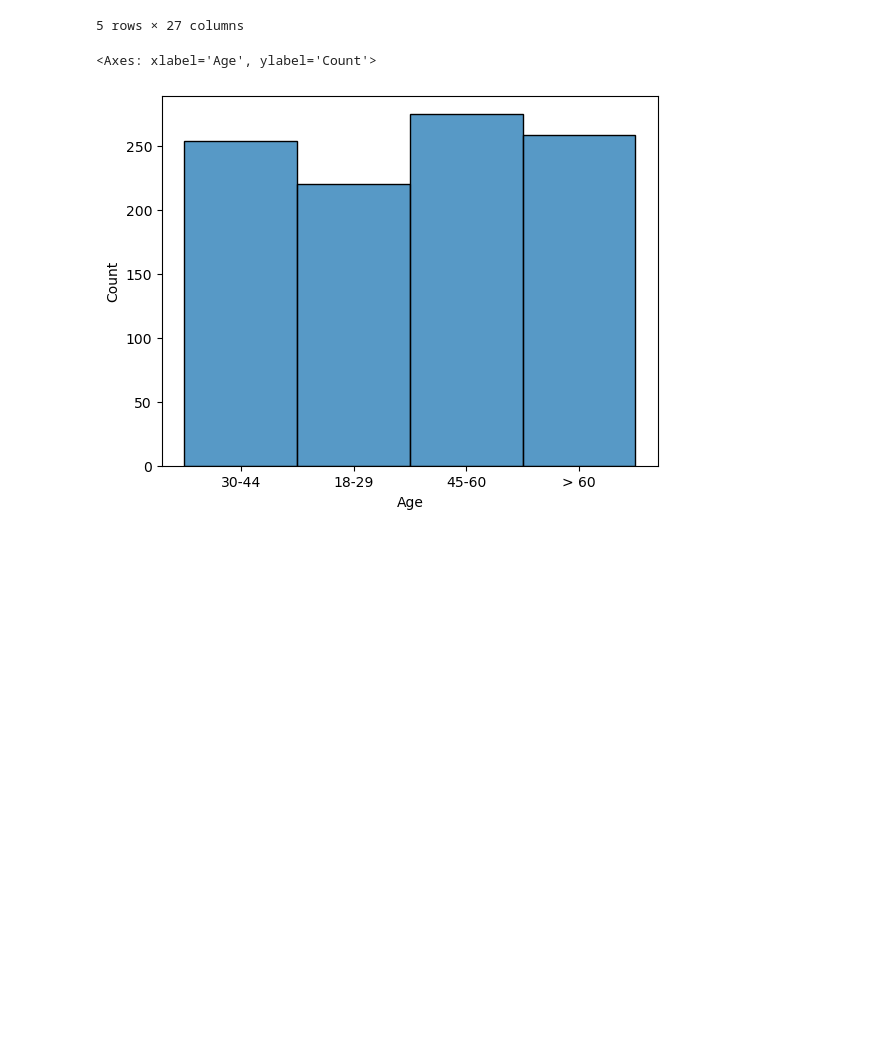
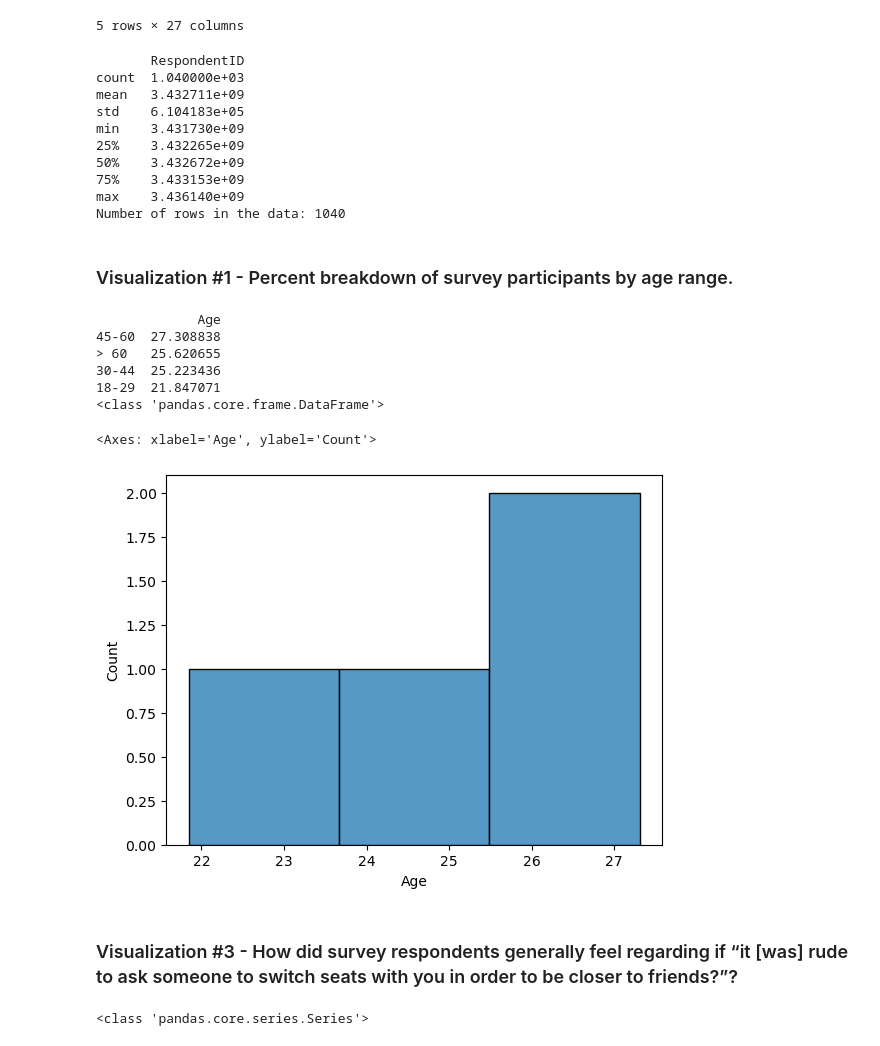
Before and after one commit to kc8son/GrandCircus, a Jupyter notebook: Day030/Day030.ipynb, the cells around one changed output. Cells and saved outputs as stored; diff of their text form; code cells hidden in the pictures; blank space fills up the shorter version.

```diff
--- a/Day030/Day030.ipynb
+++ b/Day030/Day030.ipynb
@@ -35,7 +35,58 @@ etiquette_df.head()
 # etiquette_df['Age'].unique
 col_order = ['18-29','30-44','45-60',' > 60']
 # etiquette_df['Item'] = pd.Categorical(etiquette_df['Age'], ['18-29','30-44','45-60',' > 60'])
-sns.histplot(data=etiquette_df, x='Age')
+print(etiquette_df.describe())
+print(f"Number of rows in the data: {len(etiquette_df)}")
+# Compute the percentages...
+# etiquette_df[percent] = (etiquette_df['RespondentID'] / etiquette_df['RespondentID'].sum()) * 100
+# sns.histplot(data=etiquette_df, x='Age')
 # %% [output]
-<Axes: xlabel='Age', ylabel='Count'>
+       RespondentID
+count  1.040000e+03
+mean   3.432711e+09
+std    6.104183e+05
+min    3.431730e+09
+25%    3.432265e+09
+50%    3.432672e+09
+75%    3.433153e+09
+max    3.436140e+09
+Number of rows in the data: 1040
-[figure, removed]
+# %% [markdown]
+### Visualization #1 - Percent breakdown of survey participants by age range.
+# %%
+agg_df = None
+xlat_df = {"18-29": "1) 18-29",
+           "30-44": "2) 30-44",
+           "45-60": "3) 45-60",
+           "> 60": "4) > 60 "}
+agg_series = etiquette_df['Age'].value_counts(normalize=True) * 100
+agg_df = pd.Series.to_frame(agg_series)
+# agg_df["NAge"] = agg_df["Age"].map(xlat_df)
+print(agg_df)
+print(type(agg_df))
+sns.histplot(data=agg_df, x='Age')
+# plt.hist(agg_df.values)
+# %% [output]
+             Age
+45-60  27.308838
+> 60   25.620655
+30-44  25.223436
+18-29  21.847071
+<class 'pandas.core.frame.DataFrame'>
+<Axes: xlabel='Age', ylabel='Count'>
+[figure, added]
+# %% [markdown]
+### Visualization #3 - How did survey respondents generally feel regarding if “it [was] rude to ask someone to switch seats with you in order to be closer to friends?”?
+# %%
+# Get our list of columns...
+# etiquette_df.columns
+
+# Looks like column 14 is the one we want to examine...
+# etiquette_df.columns[14]
+
+# Get this column...
+etiquette_df["Is it rude to ask someone to switch seats with you in order to be closer to friends?"]
+plot_df = etiquette_df["Is it rude to ask someone to switch seats with you in order to be closer to friends?"]
+print(type(plot_df))
+# %% [output]
+<class 'pandas.core.series.Series'>
```
Also changed, not shown: parts of 2 cells of this notebook, 8 other files.
